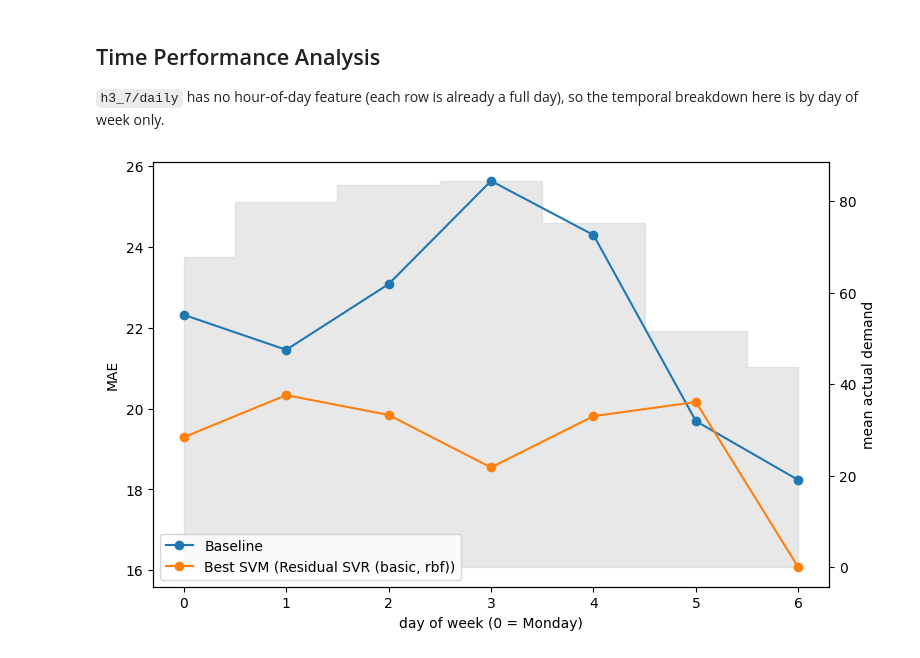
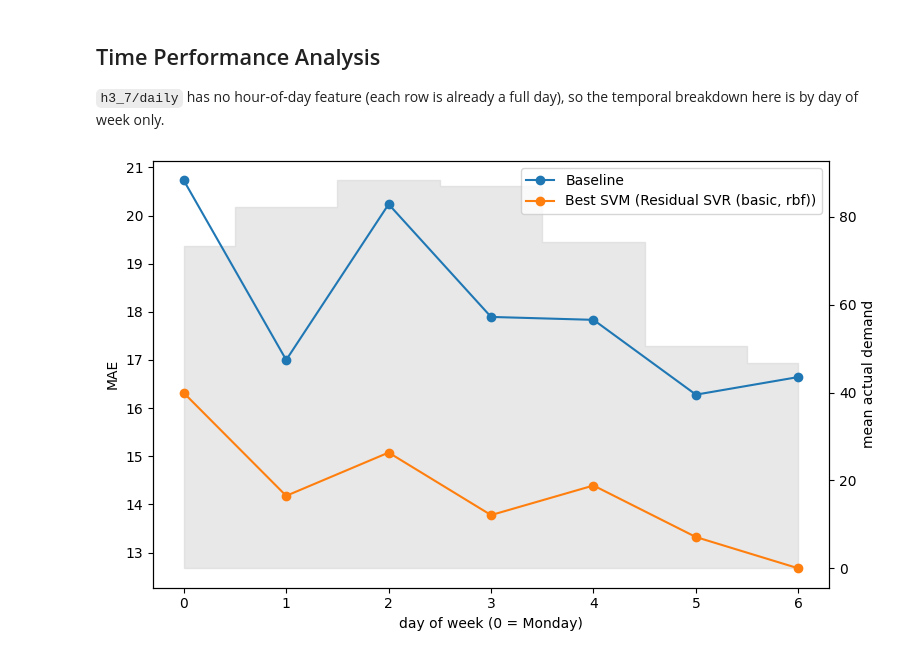
Before and after one commit to larissatheilmann/AAA_Project_Group7, a Jupyter notebook: notebooks/3.4 ModelPerformanceVisualization.ipynb, the cells around one changed output. Cells and saved outputs as stored; diff of their text form; code cells hidden in the pictures.

```diff
--- a/notebooks/3.4 ModelPerformanceVisualization.ipynb
+++ b/notebooks/3.4 ModelPerformanceVisualization.ipynb
@@ -92,7 +98,8 @@ def try_load_bundle(path):
         return None
 
 
-y_test = df_test[TARGET].values
+# Model selection and every comparison below run on validation.
+y_eval = df_val[TARGET].values
 predictions = {}  # key -> {"col": prediction column name, "name": display name for titles/legends}
 
 direct = try_load_bundle(SVR_DIR / SPATIAL / TEMPORAL / "best.joblib")
@@ -100,15 +107,16 @@ residual = try_load_bundle(SVR_RESIDUAL_DIR / SPATIAL / TEMPORAL / "best.joblib"
 
 svm_candidates = {}
 if direct is not None:
-    svm_candidates[f"Direct SVR ({direct['feature_set']}, {direct['kernel']})"] = (direct, predict_bundle(direct, df_test))
+    svm_candidates[f"Direct SVR ({direct['feature_set']}, {direct['kernel']})"] = (direct, predict_bundle(direct, df_val))
 if residual is not None:
-    svm_candidates[f"Residual SVR ({residual['feature_set']}, {residual['kernel']})"] = (residual, predict_bundle(residual, df_test))
+    svm_candidates[f"Residual SVR ({residual['feature_set']}, {residual['kernel']})"] = (residual, predict_bundle(residual, df_val))
 
+svm_bundle = None
 if svm_candidates:
-    svm_name = max(svm_candidates, key=lambda n: r2_score(y_test, svm_candidates[n][1]))
+    svm_name = max(svm_candidates, key=lambda n: r2_score(y_eval, svm_candidates[n][1]))
     svm_bundle, pred_svm = svm_candidates[svm_name]
-    df_test["pred_svm"] = pred_svm
+    df_val["pred_svm"] = pred_svm
     predictions["svm"] = {"col": "pred_svm", "name": f"Best SVM ({svm_name})"}
-    print(f"Best possible SVM at {SPATIAL}/{TEMPORAL}: {svm_name}")
+    print(f"Best possible SVM at {SPATIAL}/{TEMPORAL} (chosen on validation): {svm_name}")
 else:
     print(f"No SVM bundle found at {SVR_DIR / SPATIAL / TEMPORAL} or {SVR_RESIDUAL_DIR / SPATIAL / TEMPORAL} -- skipping the SVM side.")
@@ -152,7 +162,7 @@ def predict_nn_bundle(bundle, df):
 # above -- skipped (with a printed note) rather than crashing the rest of the notebook.
 nn_bundle = try_load_bundle(NN_DIR / SPATIAL / TEMPORAL / "best.joblib")
 if nn_bundle is not None:
-    df_test["pred_nn"] = predict_nn_bundle(nn_bundle, df_test)
+    df_val["pred_nn"] = predict_nn_bundle(nn_bundle, df_val)
     predictions["nn"] = {"col": "pred_nn", "name": "Neural Network"}
 else:
     print(f"No NN bundle found at {NN_DIR / SPATIAL / TEMPORAL / 'best.joblib'} -- skipping the NN side.")
@@ -170,9 +181,9 @@ compared on the full `h3_7/daily` test set.
 # %%
 #| label: tbl-svm-vs-nn-overall
-#| tbl-cap: "Overall test-set performance at h3_7/daily: historical-mean baseline plus whichever of the best possible SVM / the neural network are available."
-rows = [score(y_test, df_test["base_demand"].values, "Baseline (base_demand)")]
+#| tbl-cap: "Overall validation performance at h3_7/daily: historical-mean baseline plus whichever of the best possible SVM / the neural network are available. The held-out test set is scored once at the end."
+rows = [score(y_eval, df_val["base_demand"].values, "Baseline (base_demand)")]
 for p in predictions.values():
-    rows.append(score(y_test, df_test[p["col"]].values, p["name"]))
+    rows.append(score(y_eval, df_val[p["col"]].values, p["name"]))
 overall = pd.DataFrame(rows).set_index("Model")
 overall.round(4)
 # %% [output]
@@ -182,0 +201,16 @@ overall.round(4)
+# %%
+#| label: fig-svm-pred-vs-actual
+#| fig-cap: "Predicted vs. actual demand (log1p scale) on the validation set, per available model. The red dashed line is y = x; points above it are overpredictions, below are underpredictions."
+models = list(predictions.values())
+fig, axes = plt.subplots(1, len(models), figsize=(6 * len(models), 5.5), squeeze=False)
+y_log = np.log1p(y_eval)
+for ax, p in zip(axes[0], models):
+    pred_log = np.log1p(df_val[p["col"]].values)
+    ax.hexbin(y_log, pred_log, gridsize=45, cmap="viridis", mincnt=1, bins="log")
+    lim = max(y_log.max(), pred_log.max())
+    ax.plot([0, lim], [0, lim], color="red", linewidth=1, linestyle="--")
+    ax.set_title(p["name"])
+    ax.set_xlabel("log1p(actual)")
+    ax.set_ylabel("log1p(predicted)")
+fig.tight_layout()
+plt.show()
@@ -346,28 +382,28 @@ Need both an SVM and an NN prediction to plot the difference map -- skipping (cu
 breakdown here is by day of week only.
 # %%
 #| label: fig-svm-vs-nn-dayofweek
-#| fig-cap: "Test MAE by day of week: baseline plus whichever of the best SVM / the neural network are available. Gray area is mean actual demand (right axis). 0 = Monday ... 6 = Sunday."
+#| fig-cap: "Validation MAE by day of week: baseline plus whichever of the best SVM / the neural network are available. Gray area is mean actual demand (right axis). 0 = Monday ... 6 = Sunday."
 model_cols = ["Baseline"] + [p["name"] for p in predictions.values()]
 
-by_d = df_test.assign(y=y_test).groupby("day_of_week").apply(
+by_d = df_val.assign(y=y_eval).groupby("day_of_week").apply(
     lambda g: pd.Series({
         "Baseline": mean_absolute_error(g["y"], g["base_demand"]),
         **{p["name"]: mean_absolute_error(g["y"], g[p["col"]]) for p in predictions.values()},
         "mean_demand": g["y"].mean(),
     }), include_groups=False)
 
 fig, ax = plt.subplots(figsize=(8, 5))
 ax2 = ax.twinx()
 ax2.fill_between(by_d.index, by_d["mean_demand"], color="lightgray", alpha=0.5, step="mid", zorder=0)
 ax2.set_ylabel("mean actual demand")
 for col in model_cols:
     ax.plot(by_d.index, by_d[col], marker="o", label=col, zorder=2)
 ax.set_xlabel("day of week (0 = Monday)")
 ax.set_ylabel("MAE")
 ax.set_zorder(ax2.get_zorder() + 1)
 ax.patch.set_visible(False)
 ax.legend()
 fig.tight_layout()
 plt.show()
 # %% [output]
-[figure, old version]
+[figure, new version]
```
Also changed, not shown: parts of 18 cells of this notebook, 1 other file.
